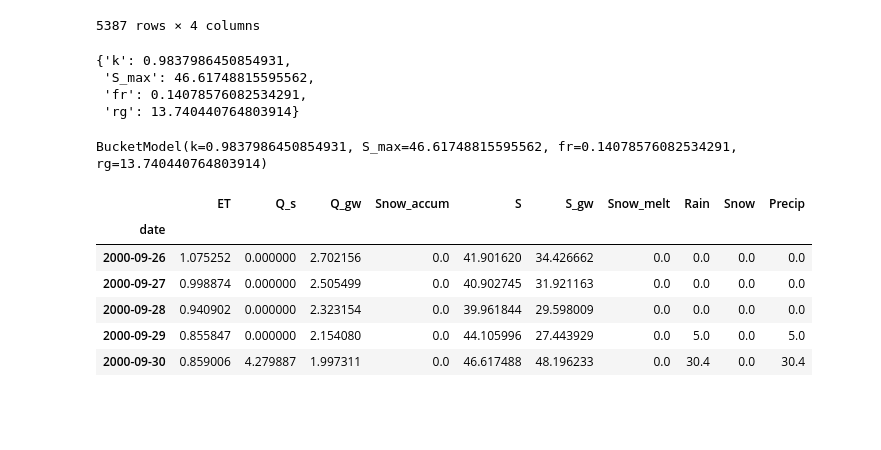
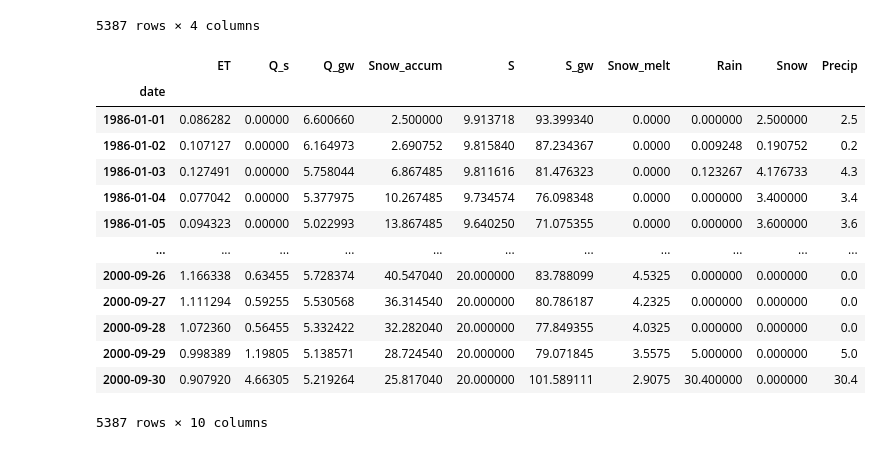
Before and after one commit to CooperBigFoot/bucket-model, a Jupyter notebook: test_run.ipynb, the cells around one changed output. Cells and saved outputs as stored; diff of their text form; code cells hidden in the pictures; blank space fills up the shorter version.

```diff
--- a/test_run.ipynb
+++ b/test_run.ipynb
@@ -45,7 +46,0 @@ optimized_parameters = optimizer.optimize()
-# %%
-optimized_parameters
-# %% [output]
-{'k': 0.9837986450854931,
- 'S_max': 46.61748815595562,
- 'fr': 0.14078576082534291,
- 'rg': 13.740440764803914}
@@ -52,17 +49,22 @@ optimized_parameters
 # %%
-bucket.update_parameters(optimized_parameters)
-bucket
+# bucket.update_parameters(optimized_parameters)
+# bucket
-# %% [output]
-BucketModel(k=0.9837986450854931, S_max=46.61748815595562, fr=0.14078576082534291, rg=13.740440764803914)
 # %%
 results = bucket.run(training_data)
 # %%
-results.tail()
+results
 # %% [output]
 |  | ET | Q_s | Q_gw | Snow_accum | S | S_gw | Snow_melt | Rain | Snow | Precip |
 | date |  |  |  |  |  |  |  |  |  |  |
-| 2000-09-26 | 1.075252 | 0.000000 | 2.702156 | 0.0 | 41.901620 | 34.426662 | 0.0 | 0.0 | 0.0 | 0.0 |
-| 2000-09-27 | 0.998874 | 0.000000 | 2.505499 | 0.0 | 40.902745 | 31.921163 | 0.0 | 0.0 | 0.0 | 0.0 |
-| 2000-09-28 | 0.940902 | 0.000000 | 2.323154 | 0.0 | 39.961844 | 29.598009 | 0.0 | 0.0 | 0.0 | 0.0 |
-| 2000-09-29 | 0.855847 | 0.000000 | 2.154080 | 0.0 | 44.105996 | 27.443929 | 0.0 | 5.0 | 0.0 | 5.0 |
-| 2000-09-30 | 0.859006 | 4.279887 | 1.997311 | 0.0 | 46.617488 | 48.196233 | 0.0 | 30.4 | 0.0 | 30.4 |
+| 1986-01-01 | 0.086282 | 0.00000 | 6.600660 | 2.500000 | 9.913718 | 93.399340 | 0.0000 | 0.000000 | 2.500000 | 2.5 |
+| 1986-01-02 | 0.107127 | 0.00000 | 6.164973 | 2.690752 | 9.815840 | 87.234367 | 0.0000 | 0.009248 | 0.190752 | 0.2 |
+| 1986-01-03 | 0.127491 | 0.00000 | 5.758044 | 6.867485 | 9.811616 | 81.476323 | 0.0000 | 0.123267 | 4.176733 | 4.3 |
+| 1986-01-04 | 0.077042 | 0.00000 | 5.377975 | 10.267485 | 9.734574 | 76.098348 | 0.0000 | 0.000000 | 3.400000 | 3.4 |
+| 1986-01-05 | 0.094323 | 0.00000 | 5.022993 | 13.867485 | 9.640250 | 71.075355 | 0.0000 | 0.000000 | 3.600000 | 3.6 |
+| ... | ... | ... | ... | ... | ... | ... | ... | ... | ... | ... |
+| 2000-09-26 | 1.166338 | 0.63455 | 5.728374 | 40.547040 | 20.000000 | 83.788099 | 4.5325 | 0.000000 | 0.000000 | 0.0 |
+| 2000-09-27 | 1.111294 | 0.59255 | 5.530568 | 36.314540 | 20.000000 | 80.786187 | 4.2325 | 0.000000 | 0.000000 | 0.0 |
+| 2000-09-28 | 1.072360 | 0.56455 | 5.332422 | 32.282040 | 20.000000 | 77.849355 | 4.0325 | 0.000000 | 0.000000 | 0.0 |
+| 2000-09-29 | 0.998389 | 1.19805 | 5.138571 | 28.724540 | 20.000000 | 79.071845 | 3.5575 | 5.000000 | 0.000000 | 5.0 |
+| 2000-09-30 | 0.907920 | 4.66305 | 5.219264 | 25.817040 | 20.000000 | 101.589111 | 2.9075 | 30.400000 | 0.000000 | 30.4 |
+5387 rows × 10 columns
```
Also changed, not shown: parts of 4 cells of this notebook, 1 other file.
